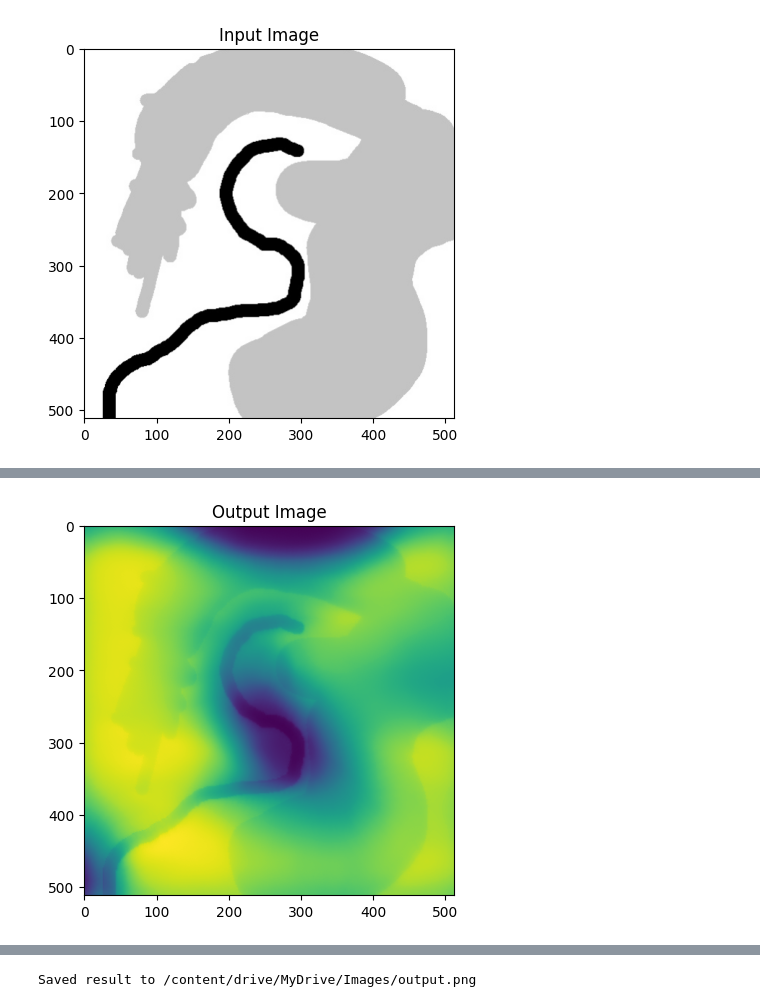
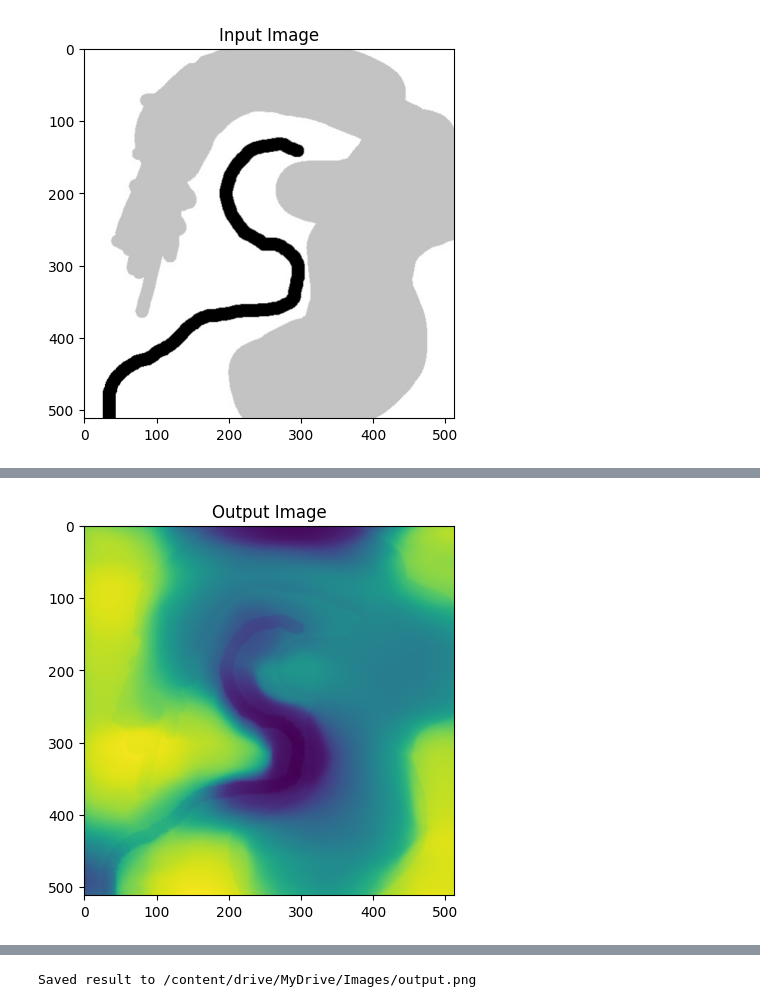
Before and after one commit to G-Chist/terrain-generation-research, a Jupyter notebook: src/py/NeuralStyleTransfer.ipynb, the cells around one changed output, grey strips where cells are left out. Saved outputs shown, nothing was run; the diff lists cells and outputs as text; code cells hidden in the pictures.

Commit message:
style transfer from multiple images

```diff
--- a/src/py/NeuralStyleTransfer.ipynb
+++ b/src/py/NeuralStyleTransfer.ipynb
@@ -35,10 +35,15 @@ def image_loader(image_name):
     return image.to(device, torch.float)
 
 # adjust paths to your MyDrive
-style_img = image_loader("/content/drive/MyDrive/Images/style.jpg")
+styles = 2
+style_imgs = []
+for i in range(1, styles+1):
+    style_imgs.append(image_loader(f"/content/drive/MyDrive/Images/style{i}.jpg"))
+
 content_img = image_loader("/content/drive/MyDrive/Images/other.jpg")
 
-assert style_img.size() == content_img.size(), \
+for style_img in style_imgs:
+  assert style_img.size() == content_img.size(), \
     "we need to import style and content images of the same size"
 # %%
 unloader = transforms.ToPILImage()  # reconvert into PIL image
@@ -92,14 +97,16 @@ def gram_matrix(input):
     return G.div(a * b * c * d)
 # %%
 class StyleLoss(nn.Module):
-
-    def __init__(self, target_feature):
+    def __init__(self, target_features):
         super(StyleLoss, self).__init__()
-        self.target = gram_matrix(target_feature).detach()
+        # target_features is a list of feature tensors (one per style image)
+        self.targets = [gram_matrix(t.detach()) for t in target_features]
+        self.weights = [1.0 / len(target_features)] * len(target_features)
 
     def forward(self, input):
         G = gram_matrix(input)
-        self.loss = F.mse_loss(G, self.target)
+        # sum weighted losses over all target style images
+        self.loss = sum(F.mse_loss(G, target) * w for target, w in zip(self.targets, self.weights))
         return input
 # %%
 cnn = vgg19(weights=VGG19_Weights.DEFAULT).features.eval()
@@ -127,7 +134,7 @@ content_layers_default = ['conv_4']
 style_layers_default = ['conv_1', 'conv_2', 'conv_3', 'conv_4', 'conv_5']
 
 def get_style_model_and_losses(cnn, normalization_mean, normalization_std,
-                               style_img, content_img,
+                               style_imgs, content_img,
                                content_layers=content_layers_default,
                                style_layers=style_layers_default):
     # normalization module
@@ -170,9 +177,10 @@ def get_style_model_and_losses(cnn, normalization_mean, normalization_std,
             content_losses.append(content_loss)
 
         if name in style_layers:
-            # add style loss:
-            target_feature = model(style_img).detach()
-            style_loss = StyleLoss(target_feature)
+            # compute target features for all style images
+            target_features = [model(style_img).detach() for style_img in style_imgs]
+            # create a single StyleLoss module that averages all targets
+            style_loss = StyleLoss(target_features)
             model.add_module("style_loss_{}".format(i), style_loss)
             style_losses.append(style_loss)
 
@@ -211,12 +219,12 @@ def get_input_optimizer(input_img):
     return optimizer
 # %%
 def run_style_transfer(cnn, normalization_mean, normalization_std,
-                       content_img, style_img, input_img, num_steps=2000,
+                       content_img, style_imgs, input_img, num_steps=600,
                        style_weight=1000000, content_weight=1, tv_weight=1e-2):
     """Run the style transfer."""
     print('Building the style transfer model..')
     model, style_losses, content_losses = get_style_model_and_losses(cnn,
-        normalization_mean, normalization_std, style_img, content_img)
+        normalization_mean, normalization_std, style_imgs, content_img)
 
     # We want to optimize the input and not the model parameters so we
     # update all the requires_grad fields accordingly
@@ -274,7 +282,7 @@ def run_style_transfer(cnn, normalization_mean, normalization_std,
     return input_img
 # %%
 output = run_style_transfer(cnn, cnn_normalization_mean, cnn_normalization_std,
-                            content_img, style_img, input_img)
+                            content_img, style_imgs, input_img)
 
 plt.figure()
 imshow(output, title='Output Image')
@@ -303,4 +311,4 @@ Style Loss : 0.443913 Content Loss: 6.295857 TV Loss: 0.380968
-[figure, old version]
+[figure, new version]
 # %%
 def tensor_to_array(img):
     if isinstance(img, torch.Tensor):
```
Also changed, not shown: parts of 3 cells of this notebook, 3 other files.
